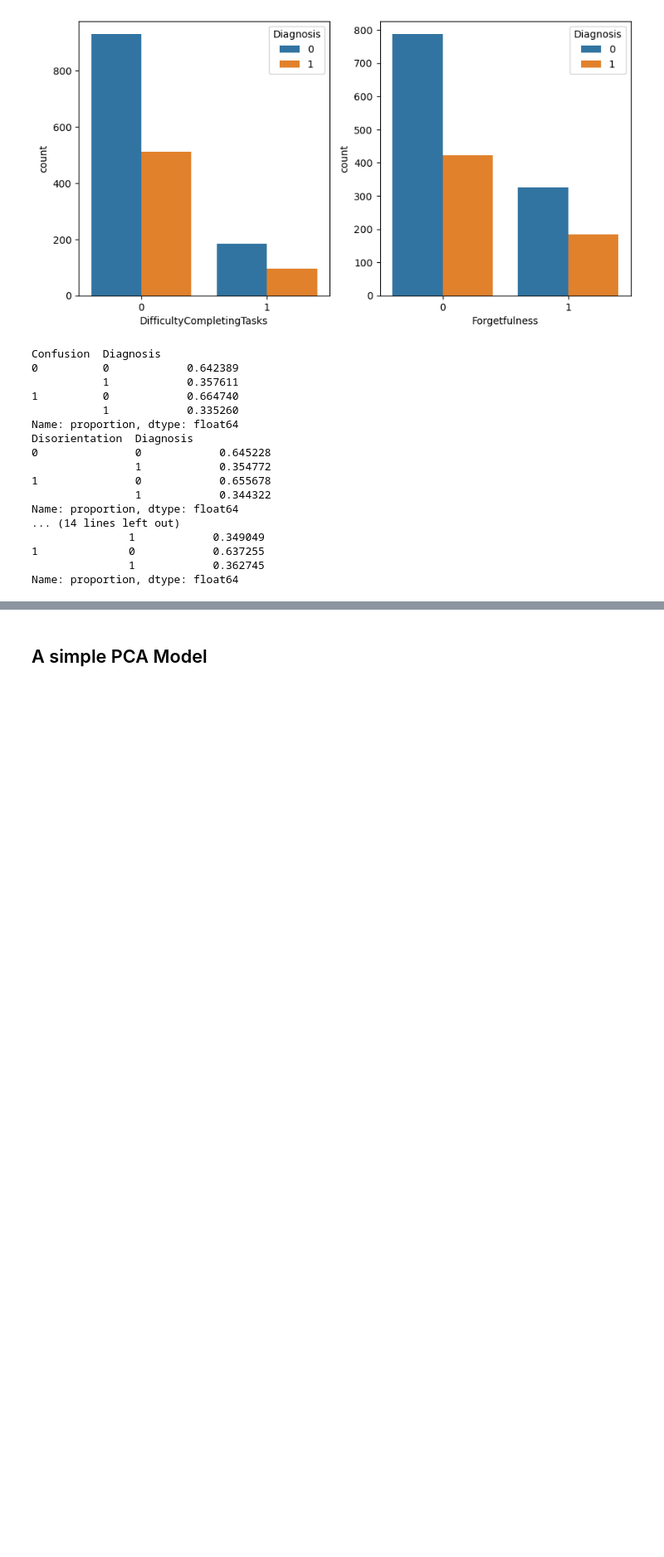
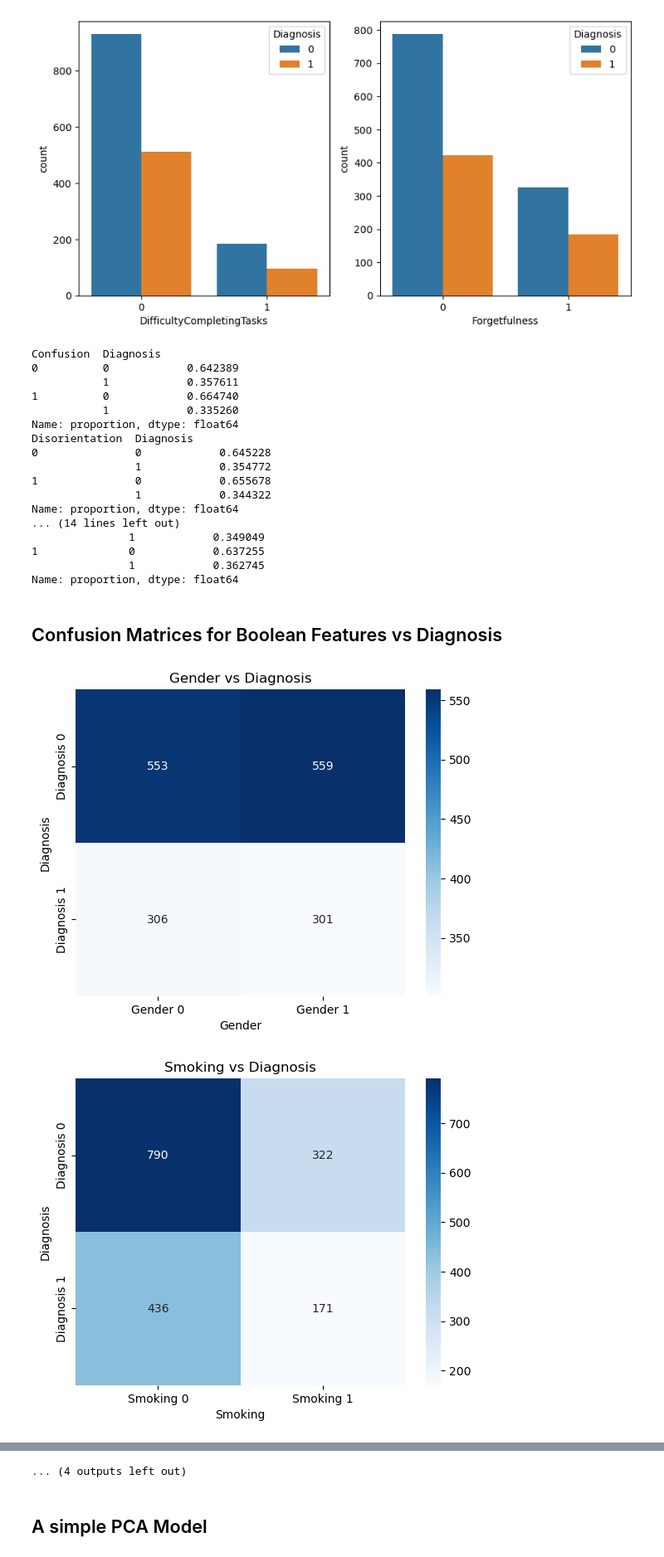
Before and after one commit to mgamankwah/alzheimers_risk_prediction, a Jupyter notebook: scripts/EDA_Seyed.ipynb, the cells around one changed output, grey strips where cells are left out. Shown at 83% size. Saved outputs shown, nothing was run; the diff lists cells and outputs as text; code cells hidden in the pictures; blank space fills up the shorter version.

Commit message:
Added confusion matrices for Boolean features

```diff
--- a/scripts/EDA_Seyed.ipynb
+++ b/scripts/EDA_Seyed.ipynb
@@ -293,3 +297,22 @@ Name: proportion, dtype: float64
 1              0            0.637255
                1            0.362745
 Name: proportion, dtype: float64
+# %% [markdown]
+## Confusion Matrices for Boolean Features vs Diagnosis
+# %%
+boolean_features = ['Gender' , 'Smoking' , 'FamilyHistoryAlzheimers' , 'CardiovascularDisease','Diabetes', 'Depression', 'HeadInjury',
+                    'Hypertension' ,'MemoryComplaints', 'BehavioralProblems' , 'Confusion','Disorientation', 'PersonalityChanges',
+                    'DifficultyCompletingTasks','Forgetfulness','Diagnosis' ]
+
+confusion_matrices = {}
+for item in boolean_features:
+    confusion_matrices[item] = confusion_matrix(df_train.Diagnosis, df_train[item])
+    sns.heatmap(confusion_matrices[item], annot=True, fmt="d", cmap="Blues",
+                xticklabels=[item+" 0", item+" 1"], yticklabels=["Diagnosis 0", "Diagnosis 1"])
+    plt.xlabel(item)
+    plt.ylabel("Diagnosis")
+    plt.title(item+" vs Diagnosis")
+    plt.show()
+# %% [output]
+[figure, added]
+[figure, added]
@@ -296,3 +329,4 @@ Name: proportion, dtype: float64
+... (4 outputs left out)
 # %% [markdown]
 ## A simple PCA Model
 # %% [markdown]
```
Also changed, not shown: parts of 7 cells of this notebook.
